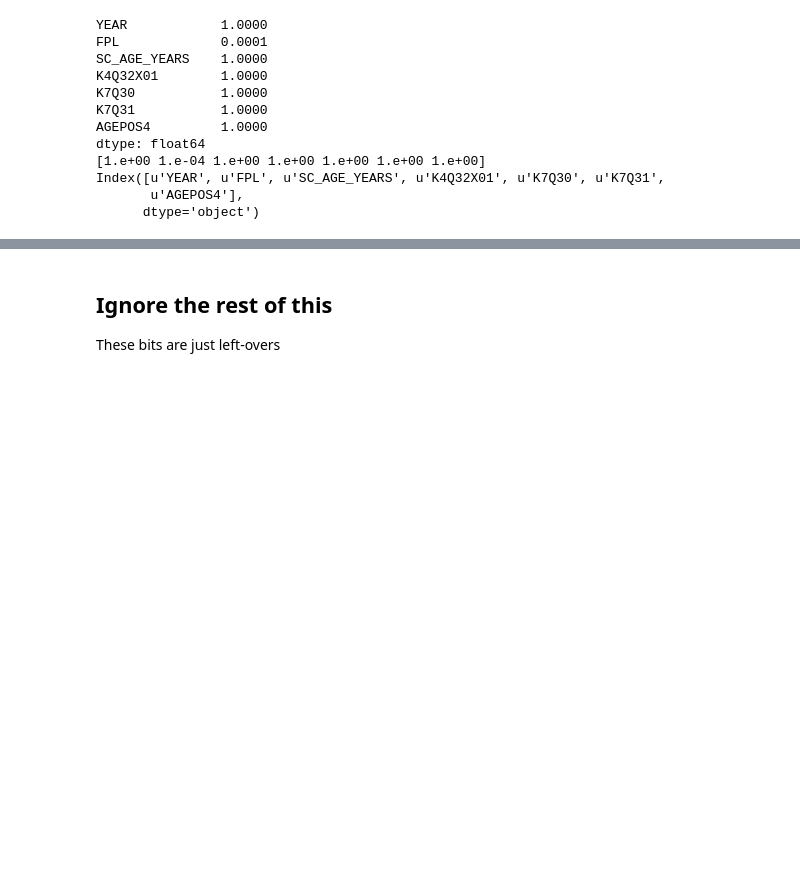
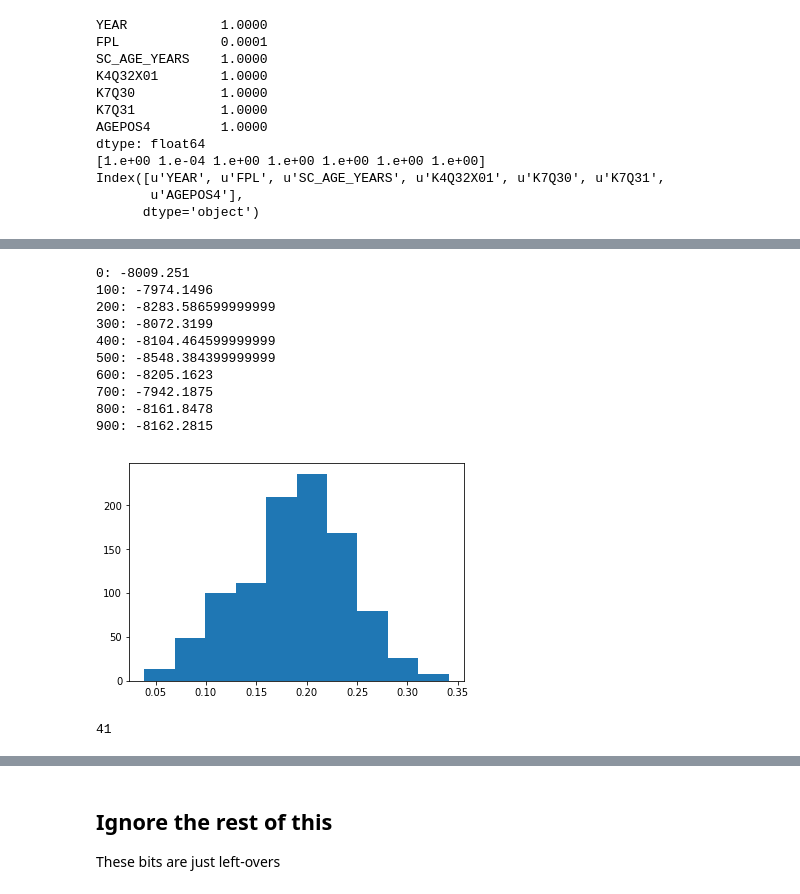
Before and after one commit to PSC-PublicHealth/synecoace, a Jupyter notebook: src/SampleModel.ipynb, the cells around one changed output, grey strips where cells are left out. Drawn from its saved outputs; the diff is of its cells as text; code cells hidden in the pictures; blank space fills up the shorter version.

Commit message:
Checkpoint the sample model notebook.

```diff
--- a/src/SampleModel.ipynb
+++ b/src/SampleModel.ipynb
@@ -96,6 +121,7 @@ We need to enumerate the possible states for our variables.  Assume fixed age an
 def whichBin(sampV):
     """
     Input is an ndarray of sample values
+    Maybe check out Pandas 'cut'
     """
     fplBinWidth = 50
     fplMin = 50
@@ -259,7 +284,8 @@ def lnLik(samps1V, samps2V, wtSerV):
     take the log, and use it as a log likelihood.
     """
     wtA = wtSerV
-    offset = samps1V.shape[1] - wtSer.shape[0]
+    #offset = samps1V.shape[1] - wtSer.shape[0]
+    offset = samps1V.shape[1] - wtSerV.shape[0]
     samp1A = samps1V[:, offset:]
     samp2A = samps2V[:, offset:]
     delta = samp1A - samp2A
@@ -369,0 +499,40 @@ print mutualInfo(cleanV, cleanV)
+# %%
+nSamp = 1000
+nIter = 1000
+guess = mkSamps(age7DF, nSamp)
+testSamps = mkSamps(age6DF, nSamp)
+stepsizes = np.empty([nSamp])
+stepsizes.fill(0.005)
+mutatorParams = {'stepSzV': stepsizes, 'df': age7DF}
+lnLikParams = {'samps2V': testSamps.values, 'wtSerV': wtSer}
+A, acceptanceRate = genRawMetropolisSamples(nSamp, nIter, guess,  lnLik, lnLikParams,
+                                            mutate, mutatorParams, verbose=True)
+plt.hist(acceptanceRate)
+plt.show()
+# %% [output]
+0: -8009.251
+100: -7974.1496
+200: -8283.586599999999
+300: -8072.3199
+400: -8104.464599999999
+500: -8548.384399999999
+600: -8205.1623
+700: -7942.1875
+800: -8161.8478
+900: -8162.2815
+[figure, added]
+# %%
+nSamp = 1000
+nIter = 1000
+testSamps = mkSamps(age6DF, nSamp)
+guess = mkSamps(age7DF, nSamp)
+stepsizes = np.empty([nSamp])
+stepsizes.fill(0.005)
+lnLikParams = {'samps2V': testSamps.values, 'wtSerV': wtSer}
+mutatorParams = {'stepSzV': stepsizes, 'df': age7DF}
+
+cleanSamps= genMetropolisSamples(nSamp, nIter, guess, lnLik, lnLikParams,
+                                 mutate, mutatorParams, verbose=False)
+print len(cleanSamps)
+# %% [output]
+41
```
Also changed, not shown: parts of 27 cells of this notebook.
